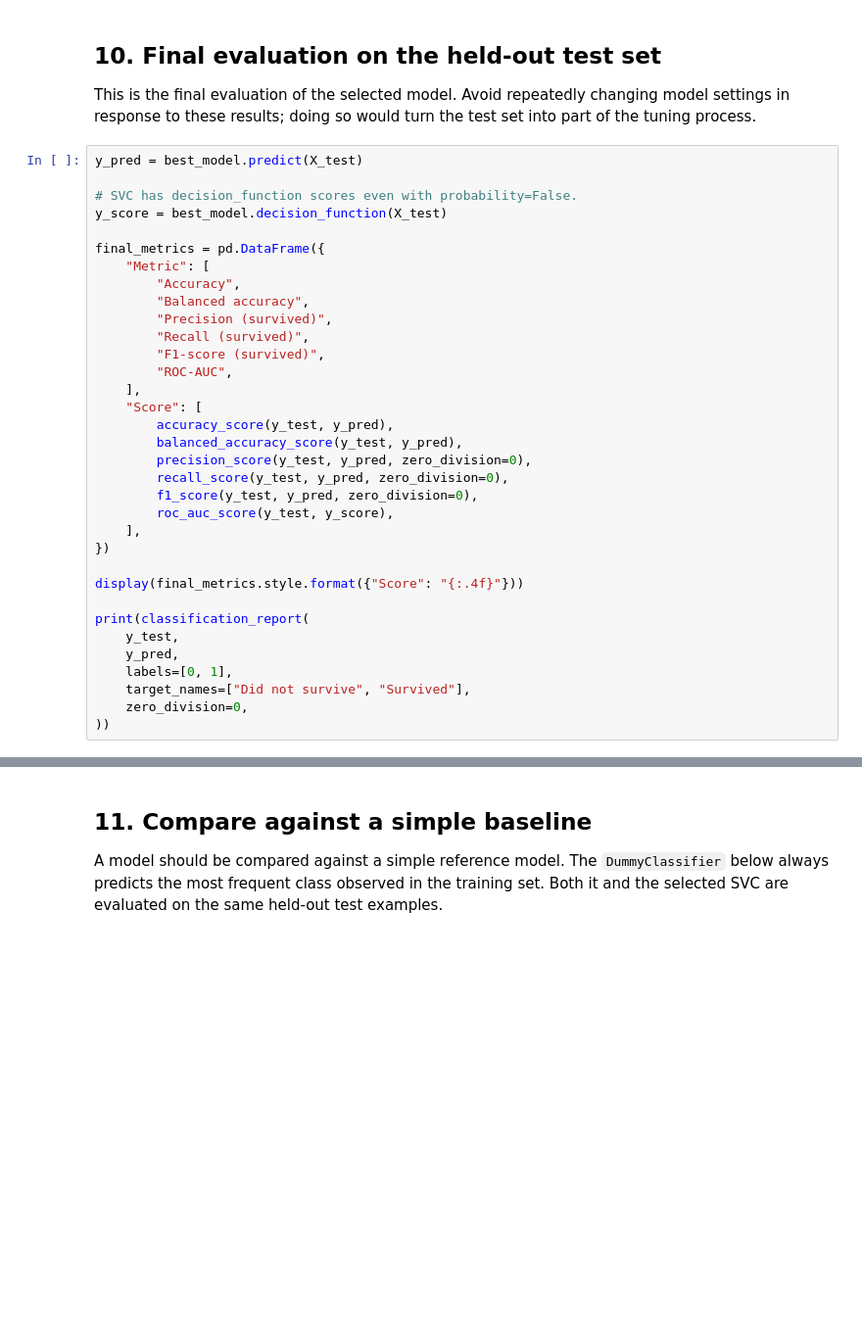
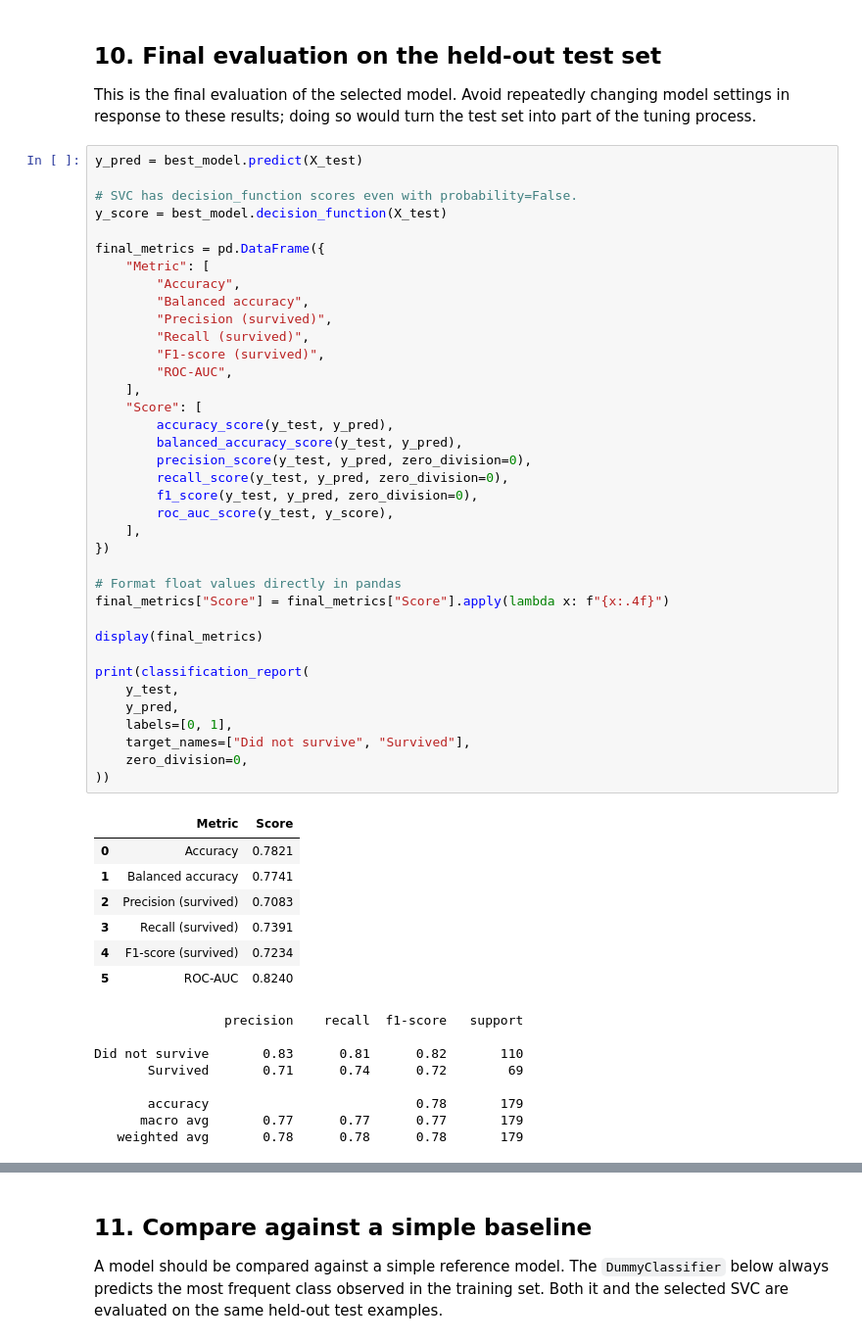
Before and after one commit to Pratham-Mishra225/SVM, a Jupyter notebook: svc.ipynb, the cells around one changed output, grey strips where cells are left out. Shown at 98% size. Saved outputs shown, nothing was run; the diff lists cells and outputs as text; blank space fills up the shorter version.

```diff
--- a/svc.ipynb
+++ b/svc.ipynb
@@ -338,34 +465,53 @@ y_pred = best_model.predict(X_test)
 # SVC has decision_function scores even with probability=False.
 y_score = best_model.decision_function(X_test)
 
 final_metrics = pd.DataFrame({
     "Metric": [
         "Accuracy",
         "Balanced accuracy",
         "Precision (survived)",
         "Recall (survived)",
         "F1-score (survived)",
         "ROC-AUC",
     ],
     "Score": [
         accuracy_score(y_test, y_pred),
         balanced_accuracy_score(y_test, y_pred),
         precision_score(y_test, y_pred, zero_division=0),
         recall_score(y_test, y_pred, zero_division=0),
         f1_score(y_test, y_pred, zero_division=0),
         roc_auc_score(y_test, y_score),
     ],
 })
 
-display(final_metrics.style.format({"Score": "{:.4f}"}))
+# Format float values directly in pandas
+final_metrics["Score"] = final_metrics["Score"].apply(lambda x: f"{x:.4f}")
+
+display(final_metrics)
 
 print(classification_report(
     y_test,
     y_pred,
     labels=[0, 1],
     target_names=["Did not survive", "Survived"],
     zero_division=0,
 ))
+# %% [output]
+|  | Metric | Score |
+| 0 | Accuracy | 0.7821 |
+| 1 | Balanced accuracy | 0.7741 |
+| 2 | Precision (survived) | 0.7083 |
+| 3 | Recall (survived) | 0.7391 |
+| 4 | F1-score (survived) | 0.7234 |
+| 5 | ROC-AUC | 0.8240 |
+                 precision    recall  f1-score   support
+
+Did not survive       0.83      0.81      0.82       110
+       Survived       0.71      0.74      0.72        69
+
+       accuracy                           0.78       179
+      macro avg       0.77      0.77      0.77       179
+   weighted avg       0.78      0.78      0.78       179
 # %%
 fig, axes = plt.subplots(1, 2, figsize=(12, 4))
 
```
Also changed, not shown: parts of 18 cells of this notebook, 1 other file.
